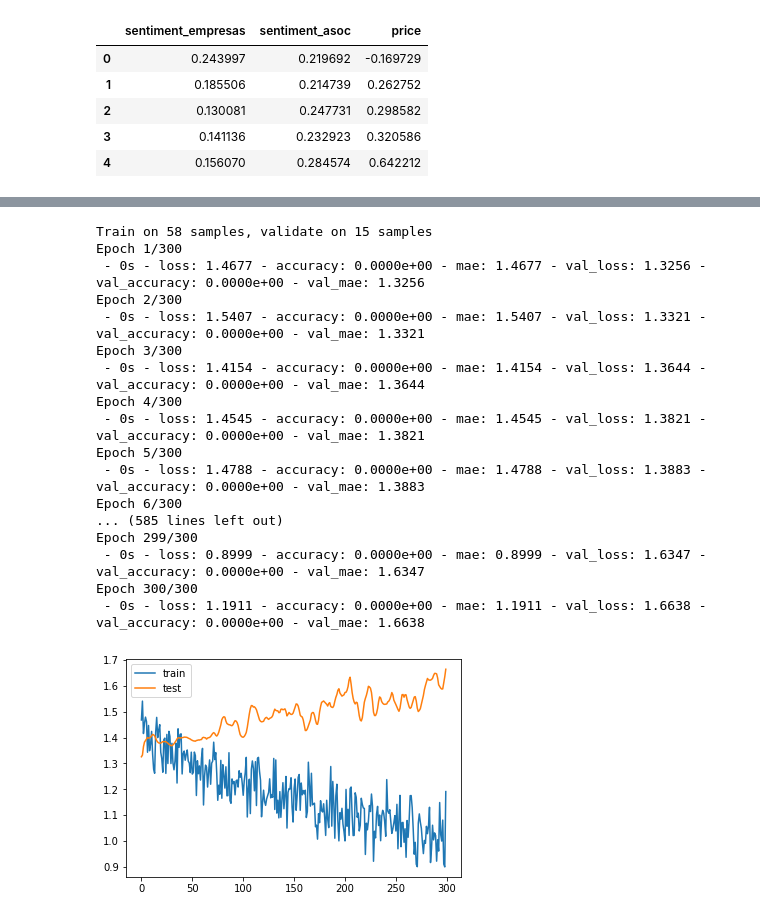
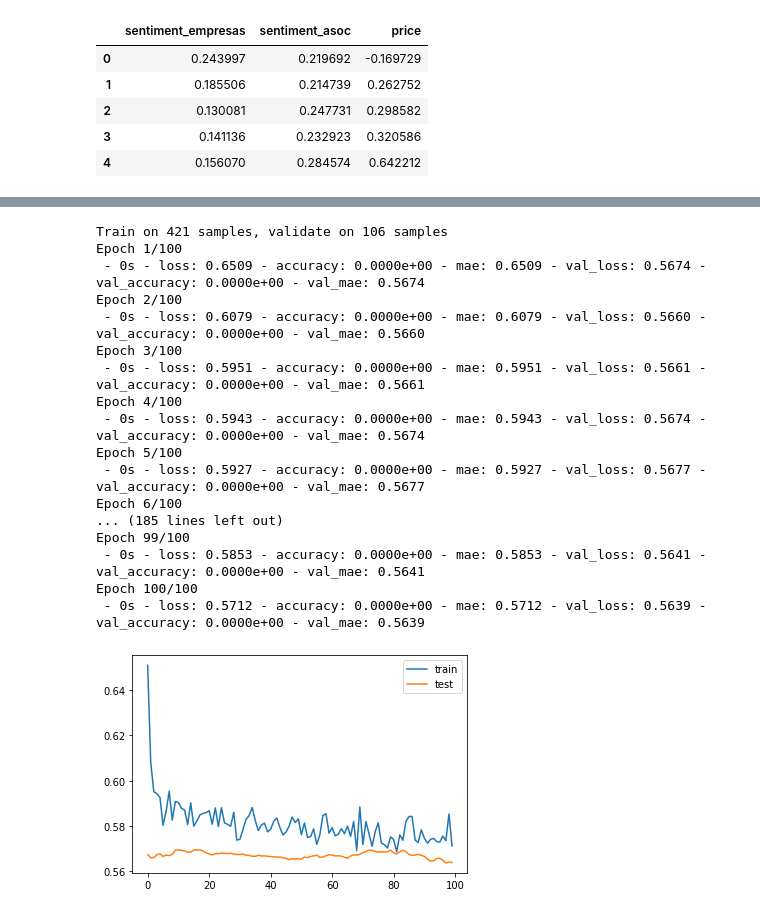
Before and after one commit to news-scrapers/twitter-data-scripts-analysis, a Jupyter notebook: neural_network_models/models_regresion_nn_pe.ipynb, the cells around one changed output, grey strips where cells are left out. Cells and saved outputs as stored; diff of their text form; code cells hidden in the pictures.

Commit message:
new data

```diff
--- a/neural_network_models/models_regresion_nn_pe.ipynb
+++ b/neural_network_models/models_regresion_nn_pe.ipynb
@@ -89,13 +130,7 @@ df.head()
 # %%
-
-df_diff = df.copy()
-#df_diff["sentiment_diff"] = df["sentiment"].diff()
-df_diff = df_diff.dropna()
-#df_diff = df_diff[["sentiment_diff", "price"]]
 
 
 from sklearn.preprocessing import MinMaxScaler
-scaler = MinMaxScaler(feature_range = (0, 1))
 
 #X = scaler.fit_transform(df_diff.values)
 #X_sent_asoc = X[:,0][:-future_steps]
@@ -108,13 +143,33 @@ scaler = MinMaxScaler(feature_range = (0, 1))
 num_steps = 7
 future_steps = 1
 
-X_sent_asoc = df_diff.sentiment_asoc.values[:-future_steps]
-X_sent_empresas = df_diff.sentiment_empresas.values[:-future_steps]
-X_prices = df_diff.price.values[:-future_steps]
-X_prices_next = df_diff.price.values
+X_sent_asoc = df_total.sentiment_asociacones.values[:-future_steps]
+X_sent_empresas = df_total.sentiment_empresas.values[:-future_steps]
+X_prices = df_total.peru_change.values[:-future_steps]
+X_prices_next = df_total.peru_change.values
 
+'''
+scaler = MinMaxScaler(feature_range=(1, 2))
+scaler = scaler.fit(df_total[["peru_change", "sentiment_empresas","sentiment_asociacones"]].values.reshape(-1,1))
 
+shape = X_sent_asoc.shape
+X_sent_asoc = X_sent_asoc.reshape(-1,1)
+X_sent_asoc = scaler.transform(X_sent_asoc)
+X_sent_asoc = X_sent_asoc.reshape(shape)
 
+X_sent_empresas = X_sent_empresas.reshape(-1,1)
+X_sent_empresas = scaler.transform(X_sent_empresas)
+X_sent_empresas = X_sent_empresas.reshape(shape)
+
+X_prices = X_prices.reshape(-1,1)
+X_prices = scaler.transform(X_prices)
+X_prices = X_prices.reshape(shape)
+
+shape = X_prices_next.shape
+X_prices_next = X_prices_next.reshape(-1,1)
+X_prices_next = scaler.transform(X_prices_next)
+X_prices_next = X_prices_next.reshape(shape)
+'''
 
 X = np.array(create_window_data_arrays((X_sent_asoc,X_sent_empresas, X_prices), num_steps))
 Y = create_window_data_array_with_shift(X_prices_next, future_steps, num_steps +future_steps)
@@ -168,44 +241,44 @@ Epoch 200/200
 # %%
 output_size = future_steps
 n_timesteps = train_X.shape[1]
 n_features = train_X.shape[2]
 model = Sequential()
 model.add(Conv1D(filters=64, kernel_size=3, activation='relu', input_shape=(n_timesteps,n_features)))
 model.add(Conv1D(filters=64, kernel_size=3, activation='relu'))
-model.add(Dropout(0.6))
+model.add(Dropout(0.8))
 model.add(MaxPooling1D(pool_size=2))
 model.add(Flatten())
 model.add(Dense(30, activation='relu'))
-model.add(Dropout(0.6))
+model.add(Dropout(0.7))
 model.add(Dense(output_size))
 model.compile(loss='mae', optimizer='adam', metrics=['accuracy', 'mae'])
 csv_logger = CSVLogger('log_loss.csv', append=False, separator=';')
 # fit network
-history = model.fit(train_X, train_y, epochs=300, batch_size=40, validation_data=(test_X, test_y), verbose=2, shuffle=False, callbacks=[csv_logger])
+history = model.fit(train_X, train_y, epochs=100, batch_size=40, validation_data=(test_X, test_y), verbose=2,  callbacks=[csv_logger])
 # plot history
 pyplot.plot(history.history['loss'], label='train')
 pyplot.plot(history.history['val_loss'], label='test')
 pyplot.legend()
 pyplot.show()
 # %% [output]
-Train on 58 samples, validate on 15 samples
-Epoch 1/300
- - 0s - loss: 1.4677 - accuracy: 0.0000e+00 - mae: 1.4677 - val_loss: 1.3256 - val_accuracy: 0.0000e+00 - val_mae: 1.3256
-Epoch 2/300
- - 0s - loss: 1.5407 - accuracy: 0.0000e+00 - mae: 1.5407 - val_loss: 1.3321 - val_accuracy: 0.0000e+00 - val_mae: 1.3321
-Epoch 3/300
- - 0s - loss: 1.4154 - accuracy: 0.0000e+00 - mae: 1.4154 - val_loss: 1.3644 - val_accuracy: 0.0000e+00 - val_mae: 1.3644
-Epoch 4/300
- - 0s - loss: 1.4545 - accuracy: 0.0000e+00 - mae: 1.4545 - val_loss: 1.3821 - val_accuracy: 0.0000e+00 - val_mae: 1.3821
-Epoch 5/300
- - 0s - loss: 1.4788 - accuracy: 0.0000e+00 - mae: 1.4788 - val_loss: 1.3883 - val_accuracy: 0.0000e+00 - val_mae: 1.3883
-Epoch 6/300
-... (585 lines left out)
-Epoch 299/300
- - 0s - loss: 0.8999 - accuracy: 0.0000e+00 - mae: 0.8999 - val_loss: 1.6347 - val_accuracy: 0.0000e+00 - val_mae: 1.6347
-Epoch 300/300
- - 0s - loss: 1.1911 - accuracy: 0.0000e+00 - mae: 1.1911 - val_loss: 1.6638 - val_accuracy: 0.0000e+00 - val_mae: 1.6638
+Train on 421 samples, validate on 106 samples
+Epoch 1/100
+ - 0s - loss: 0.6509 - accuracy: 0.0000e+00 - mae: 0.6509 - val_loss: 0.5674 - val_accuracy: 0.0000e+00 - val_mae: 0.5674
+Epoch 2/100
+ - 0s - loss: 0.6079 - accuracy: 0.0000e+00 - mae: 0.6079 - val_loss: 0.5660 - val_accuracy: 0.0000e+00 - val_mae: 0.5660
+Epoch 3/100
+ - 0s - loss: 0.5951 - accuracy: 0.0000e+00 - mae: 0.5951 - val_loss: 0.5661 - val_accuracy: 0.0000e+00 - val_mae: 0.5661
+Epoch 4/100
+ - 0s - loss: 0.5943 - accuracy: 0.0000e+00 - mae: 0.5943 - val_loss: 0.5674 - val_accuracy: 0.0000e+00 - val_mae: 0.5674
+Epoch 5/100
+ - 0s - loss: 0.5927 - accuracy: 0.0000e+00 - mae: 0.5927 - val_loss: 0.5677 - val_accuracy: 0.0000e+00 - val_mae: 0.5677
+Epoch 6/100
+... (185 lines left out)
+Epoch 99/100
+ - 0s - loss: 0.5853 - accuracy: 0.0000e+00 - mae: 0.5853 - val_loss: 0.5641 - val_accuracy: 0.0000e+00 - val_mae: 0.5641
+Epoch 100/100
+ - 0s - loss: 0.5712 - accuracy: 0.0000e+00 - mae: 0.5712 - val_loss: 0.5639 - val_accuracy: 0.0000e+00 - val_mae: 0.5639
-[figure, old version]
+[figure, new version]
 # %%
 
 #https://datascience.stackexchange.com/a/45172
```
Also changed, not shown: parts of 7 cells of this notebook, 16 other files.
